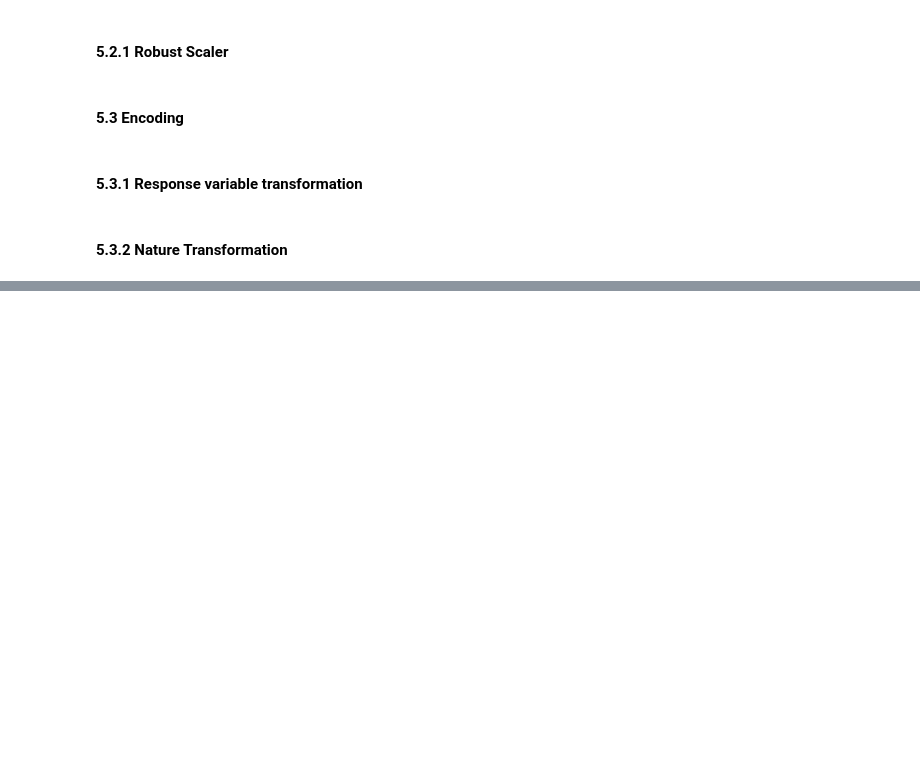
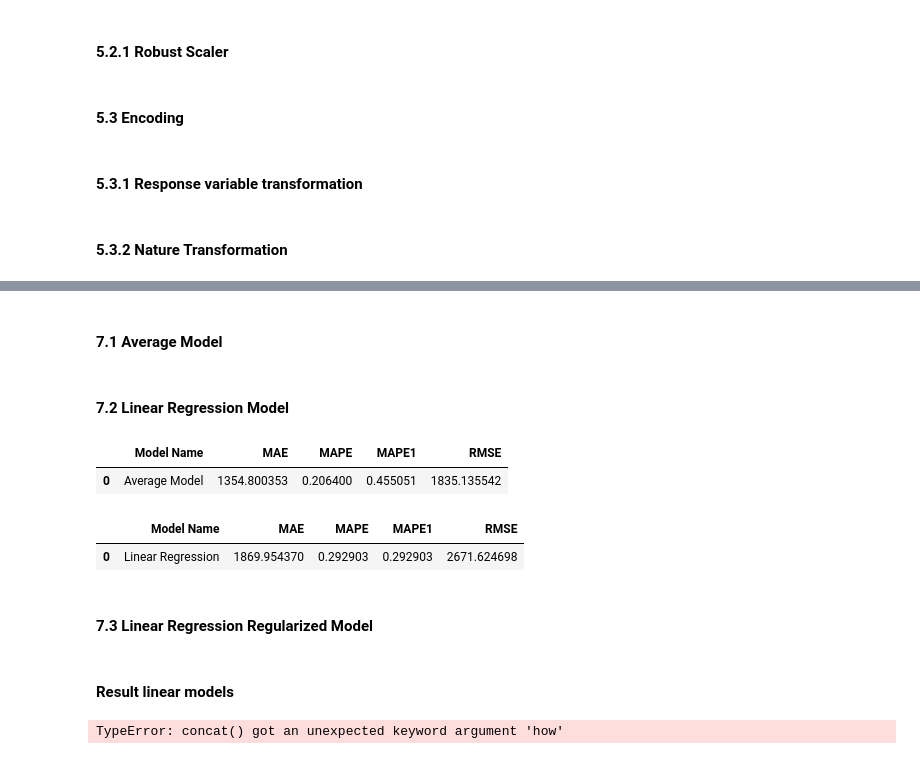
Before and after one commit to rsantosluan/ds_em_producao, a Jupyter notebook: M03_v1_StoreSalesPredictionP03.ipynb, the cells around one changed output, grey strips where cells are left out. Drawn from its saved outputs; the diff is of its cells as text; code cells hidden in the pictures; blank space fills up the shorter version.

Commit message:
implement linear models

```diff
--- a/M03_v1_StoreSalesPredictionP03.ipynb
+++ b/M03_v1_StoreSalesPredictionP03.ipynb
@@ -549,0 +570,3 @@ df1['weekofyear_cos'] = df1['weekofyear'].apply(lambda x: np.cos( x* (2. * np.pi
+# %%
+### Bkup
+df2 = df1.drop(columns=['weekofyear','day','month','day_of_week', 'promo_since', 'competition_since', 'year_week']).copy()
@@ -549,0 +655,26 @@ df1['weekofyear_cos'] = df1['weekofyear'].apply(lambda x: np.cos( x* (2. * np.pi
+# %%
+cols_selected_boruta = ['store', 'promo', 'store_type', 'assortment', 'competition_distance', 'competition_open_since_month', 'competition_open_since_year', 'promo2', 'promo2_since_week', 'promo2_since_year', 'competition_time_month',
+     'promo_time_week', 'day_of_week_sin', 'day_of_week_cos', 'month_sin', 'month_cos', 'day_sin', 'day_cos', 'weekofyear_sin', 'weekofyear_cos']
+# %%
+#Colecting data for model training
+x_train = X_train[cols_selected_boruta]
+x_test = X_test[cols_selected_boruta]
+# %% [markdown]
+#### 7.1 Average Model
+# %%
+def mape_ (y,yhat):
+    return np.mean(np.abs( (y-yhat) /y ))
+
+def ml_error(model_name, y, yhat):
+    mae = mean_absolute_error(y,yhat)
+    mape = mean_absolute_percentage_error(y,yhat)
+    mape1 = mape_(y,yhat)
+    rmse = np.sqrt(mean_squared_error(y,yhat))
+
+    return pd.DataFrame({
+        'Model Name': model_name,
+        'MAE': mae,
+        'MAPE' : mape,
+        'MAPE1' : mape1,
+        'RMSE' : rmse
+    }, index=[0])
@@ -549,0 +692,18 @@ df1['weekofyear_cos'] = df1['weekofyear'].apply(lambda x: np.cos( x* (2. * np.pi
+# %% [markdown]
+#### 7.2 Linear Regression Model
+# %%
+#Model
+lr = LinearRegression().fit(x_train, Y_train)
+
+#Prediction
+yhat_lr = lr.predict(x_test)
+
+#Performance
+lr_result = ml_error('Linear Regression', np.expm1(Y_test), np.expm1(yhat_lr))
+# %% [output]
+|  | Model Name | MAE | MAPE | MAPE1 | RMSE |
+| 0 | Average Model | 1354.800353 | 0.206400 | 0.455051 | 1835.135542 |
+|  | Model Name | MAE | MAPE | MAPE1 | RMSE |
+| 0 | Linear Regression | 1869.954370 | 0.292903 | 0.292903 | 2671.624698 |
+# %% [markdown]
+#### 7.3 Linear Regression Regularized Model
@@ -549,0 +719,6 @@ df1['weekofyear_cos'] = df1['weekofyear'].apply(lambda x: np.cos( x* (2. * np.pi
+# %% [markdown]
+#### Result linear models
+# %%
+result = pd.concat(average_result, lr_result, lrr_result, how='inner', on='None')
+# %% [output]
+TypeError: concat() got an unexpected keyword argument 'how'
```
Also changed, not shown: parts of 19 cells of this notebook, 1 other file.
